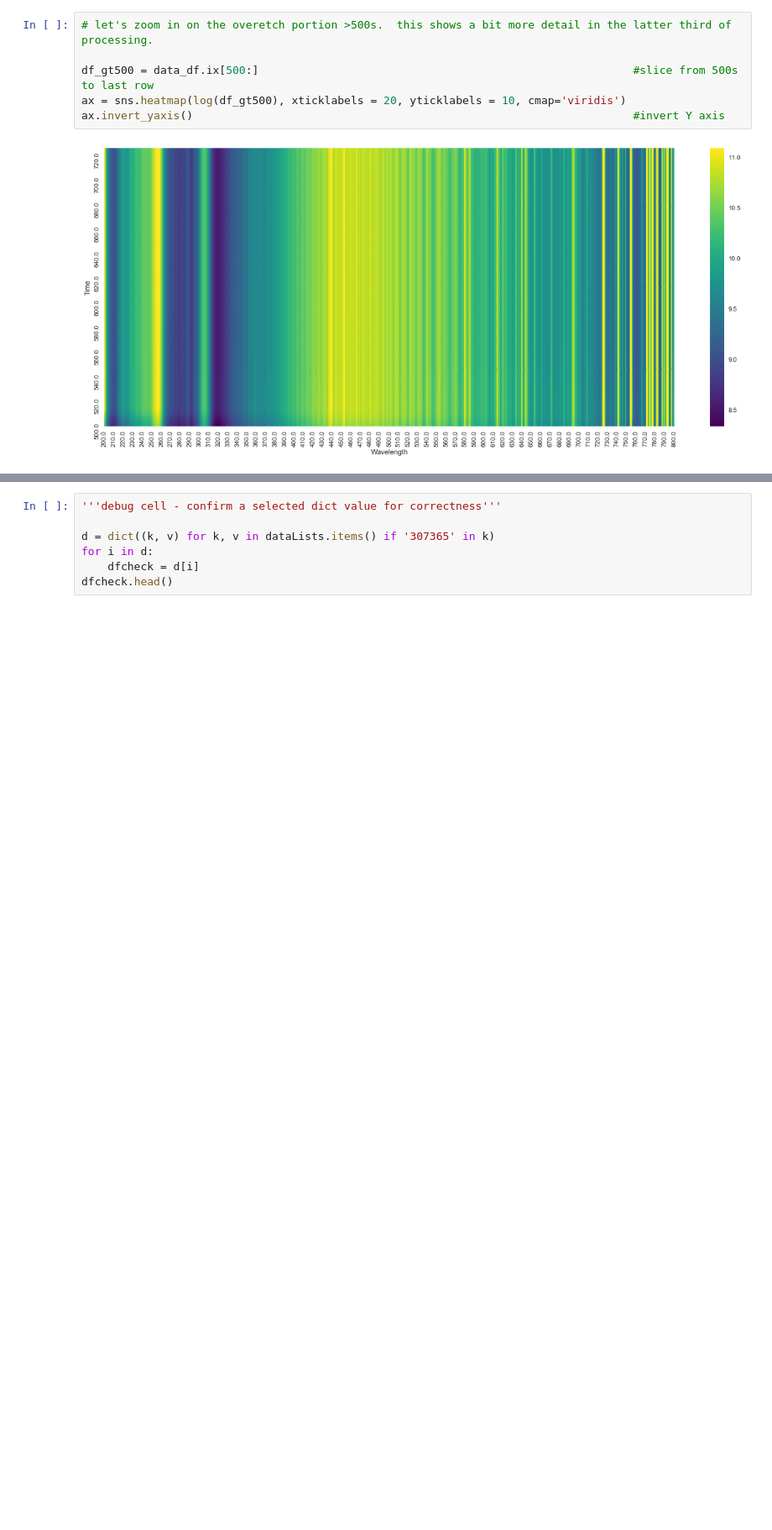
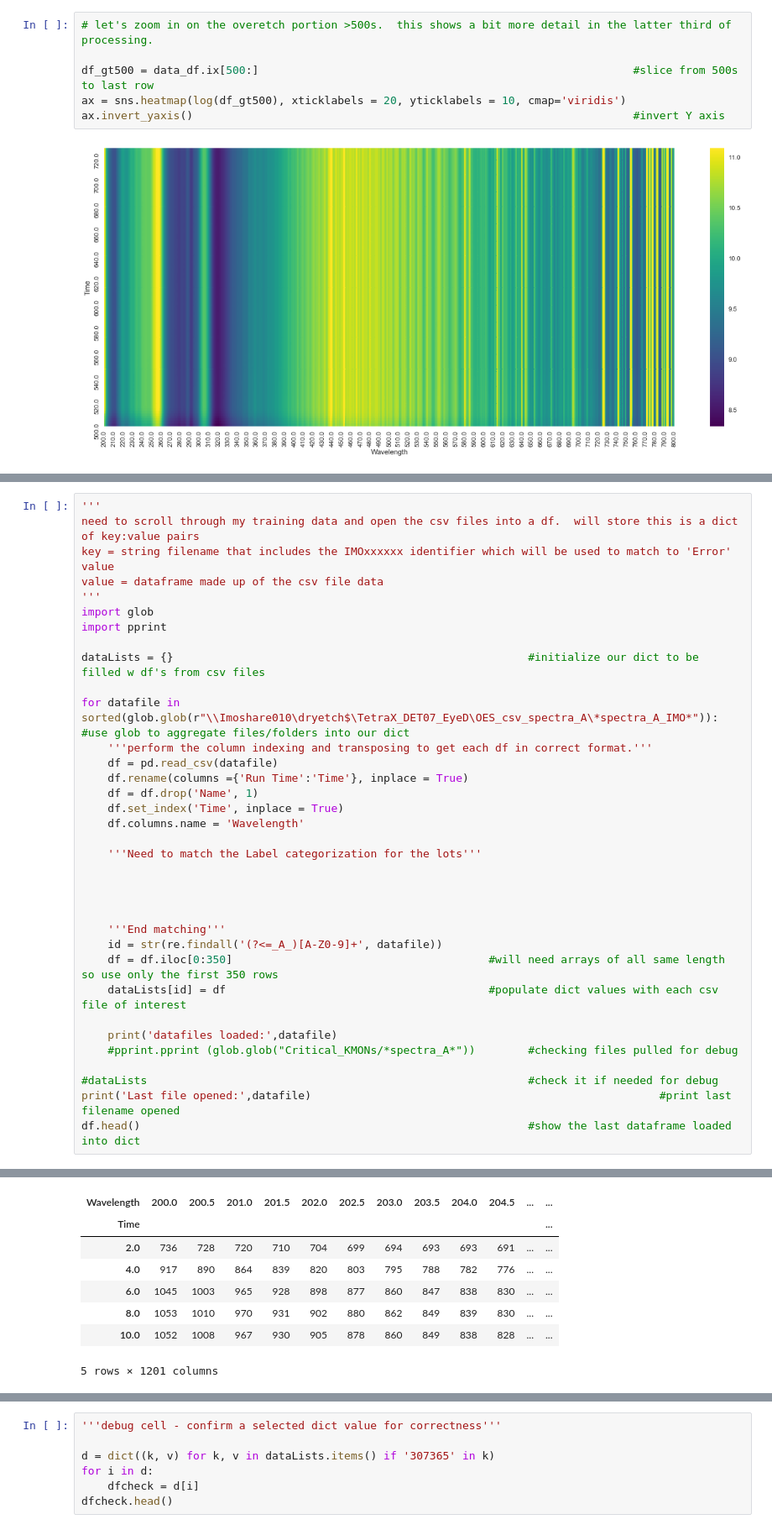
Before and after one commit to austinbock/project2, a Jupyter notebook: Capstone2 Data Exploration Working Copy.ipynb, the cells around one changed output, grey strips where cells are left out. Shown at 84% size. Cells and saved outputs as stored; diff of their text form; blank space fills up the shorter version.

```diff
--- a/Capstone2 Data Exploration Working Copy.ipynb
+++ b/Capstone2 Data Exploration Working Copy.ipynb
@@ -125,0 +140,36 @@ Last file opened: Critical_KMONs\2017-1-27-8-35-23_DET7AEP02_PodB_CHA_KMON_Step0
+# %%
+'''
+need to scroll through my training data and open the csv files into a df.  will store this is a dict of key:value pairs
+key = string filename that includes the IMOxxxxxx identifier which will be used to match to 'Error' value
+value = dataframe made up of the csv file data
+'''
+import glob
+import pprint
+
+dataLists = {}                                                      #initialize our dict to be filled w df's from csv files
+
+for datafile in sorted(glob.glob(r"\\Imoshare010\dryetch$\TetraX_DET07_EyeD\OES_csv_spectra_A\*spectra_A_IMO*")):   #use glob to aggregate files/folders into our dict
+    '''perform the column indexing and transposing to get each df in correct format.'''
+    df = pd.read_csv(datafile)
+    df.rename(columns ={'Run Time':'Time'}, inplace = True)
+    df = df.drop('Name', 1)
+    df.set_index('Time', inplace = True)
+    df.columns.name = 'Wavelength'
+
+    '''Need to match the Label categorization for the lots'''
+
+
+
+
+    '''End matching'''
+    id = str(re.findall('(?<=_A_)[A-Z0-9]+', datafile))
+    df = df.iloc[0:350]                                       #will need arrays of all same length so use only the first 350 rows
+    dataLists[id] = df                                        #populate dict values with each csv file of interest
+
+    print('datafiles loaded:',datafile)
+    #pprint.pprint (glob.glob("Critical_KMONs/*spectra_A*"))        #checking files pulled for debug
+
+#dataLists                                                          #check it if needed for debug
+print('Last file opened:',datafile)                                                     #print last filename opened
+df.head()                                                           #show the last dataframe loaded into dict
+# %% [output]
@@ -125,0 +193,8 @@ Last file opened: Critical_KMONs\2017-1-27-8-35-23_DET7AEP02_PodB_CHA_KMON_Step0
+| Wavelength | 200.0 | 200.5 | 201.0 | 201.5 | 202.0 | 202.5 | 203.0 | 203.5 | 204.0 | 204.5 | ... | ... |
+| Time |  |  |  |  |  |  |  |  |  |  |  | ... |
+| 2.0 | 736 | 728 | 720 | 710 | 704 | 699 | 694 | 693 | 693 | 691 | ... | ... |
+| 4.0 | 917 | 890 | 864 | 839 | 820 | 803 | 795 | 788 | 782 | 776 | ... | ... |
+| 6.0 | 1045 | 1003 | 965 | 928 | 898 | 877 | 860 | 847 | 838 | 830 | ... | ... |
+| 8.0 | 1053 | 1010 | 970 | 931 | 902 | 880 | 862 | 849 | 839 | 830 | ... | ... |
+| 10.0 | 1052 | 1008 | 967 | 930 | 905 | 878 | 860 | 849 | 838 | 828 | ... | ... |
+5 rows × 1201 columns
```
Also changed, not shown: parts of 29 cells of this notebook.
